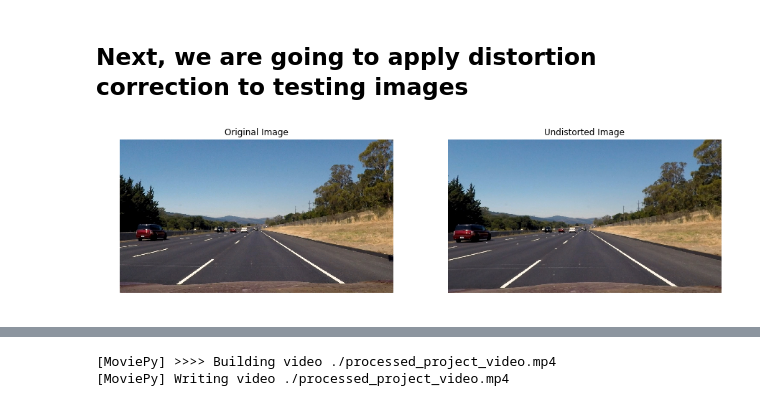
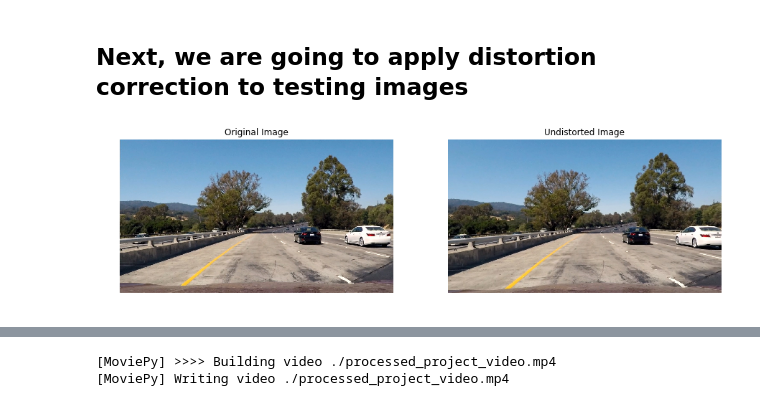
Before and after one commit to Wellingking/CarND-Advanced-Lane-Lines, a Jupyter notebook: advanced_lane_lines.ipynb, the cells around one changed output, grey strips where cells are left out. Cells and saved outputs as stored; diff of their text form; code cells hidden in the pictures.

```diff
--- a/advanced_lane_lines.ipynb
+++ b/advanced_lane_lines.ipynb
@@ -120,24 +117,24 @@ for image_file in calibration_images:
 # %% [markdown]
 ## Next, we are going to apply distortion correction to testing images
 # %%
-sample_image = './test_images/straight_lines2.jpg'
+sample_image = './test_images/test1.jpg'
 sample_image = cv2.imread(sample_image)
 straight = advanced_lane_lines.cal_undistort(sample_image)
 
 plt.figure(figsize=(15, 9))
 
 plt.subplot(1, 2, 1)
 plt.imshow(cv2.cvtColor(sample_image, cv2.COLOR_BGR2RGB))
 plt.title('Original Image')
 plt.axis('off')
 plt.subplot(1, 2, 2)
 plt.imshow(cv2.cvtColor(straight, cv2.COLOR_BGR2RGB))
 plt.title('Undistorted Image')
 plt.axis('off')
 
 plt.show()
 # %% [output]
-[figure, old version]
+[figure, new version]
 # %%
 # Next we are going to save distrotion corrected images to
 # ./output_images/test_images_ undistorted folder
```
Also changed, not shown: parts of 18 cells of this notebook, 10 other files.
